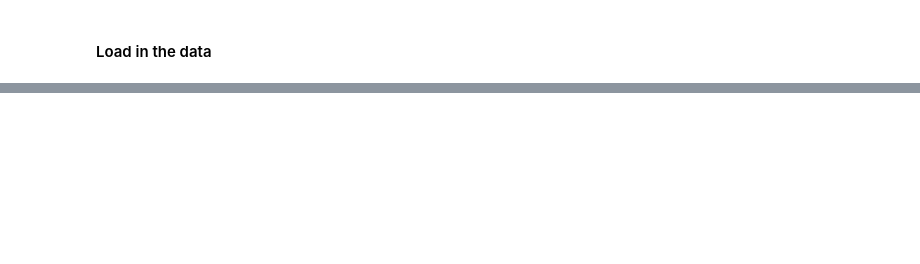
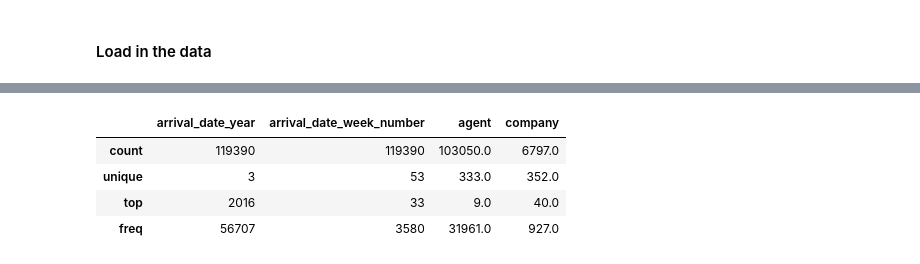
Before and after one commit to TraceGrain1/si618_final_project, a Jupyter notebook: Final_Project_Notebook.ipynb, the cells around one changed output, grey strips where cells are left out. Cells and saved outputs as stored; diff of their text form; code cells hidden in the pictures; blank space fills up the shorter version.

```diff
--- a/Final_Project_Notebook.ipynb
+++ b/Final_Project_Notebook.ipynb
@@ -28,0 +193,9 @@ import pandas as pd
+# %%
+# look at the distribution of categorical columns
+hotel_bookings.describe(include='category')
+# %% [output]
+|  | arrival_date_year | arrival_date_week_number | agent | company |
+| count | 119390 | 119390 | 103050.0 | 6797.0 |
+| unique | 3 | 53 | 333.0 | 352.0 |
+| top | 2016 | 33 | 9.0 | 40.0 |
+| freq | 56707 | 3580 | 31961.0 | 927.0 |
```
Also changed, not shown: parts of 18 cells of this notebook, 3 other files.
